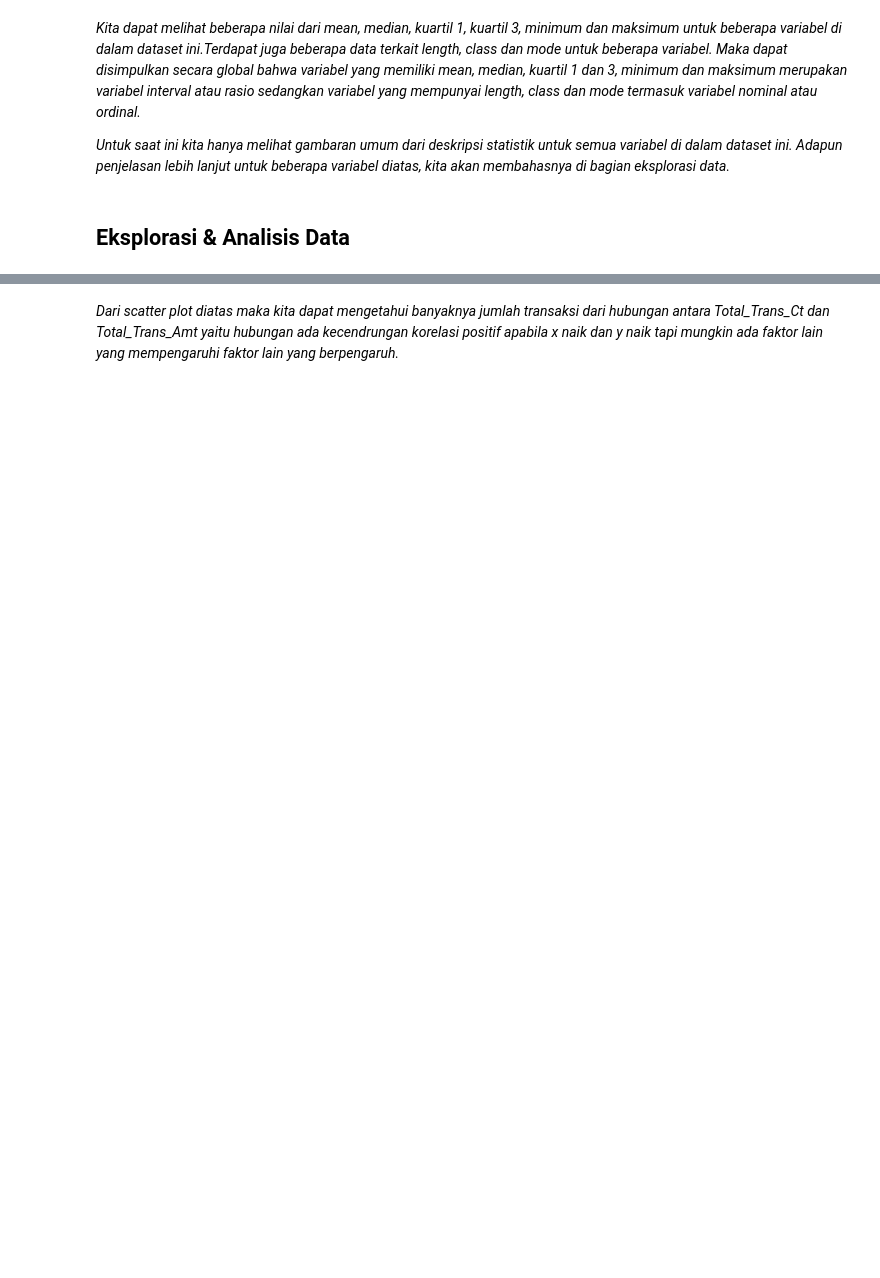
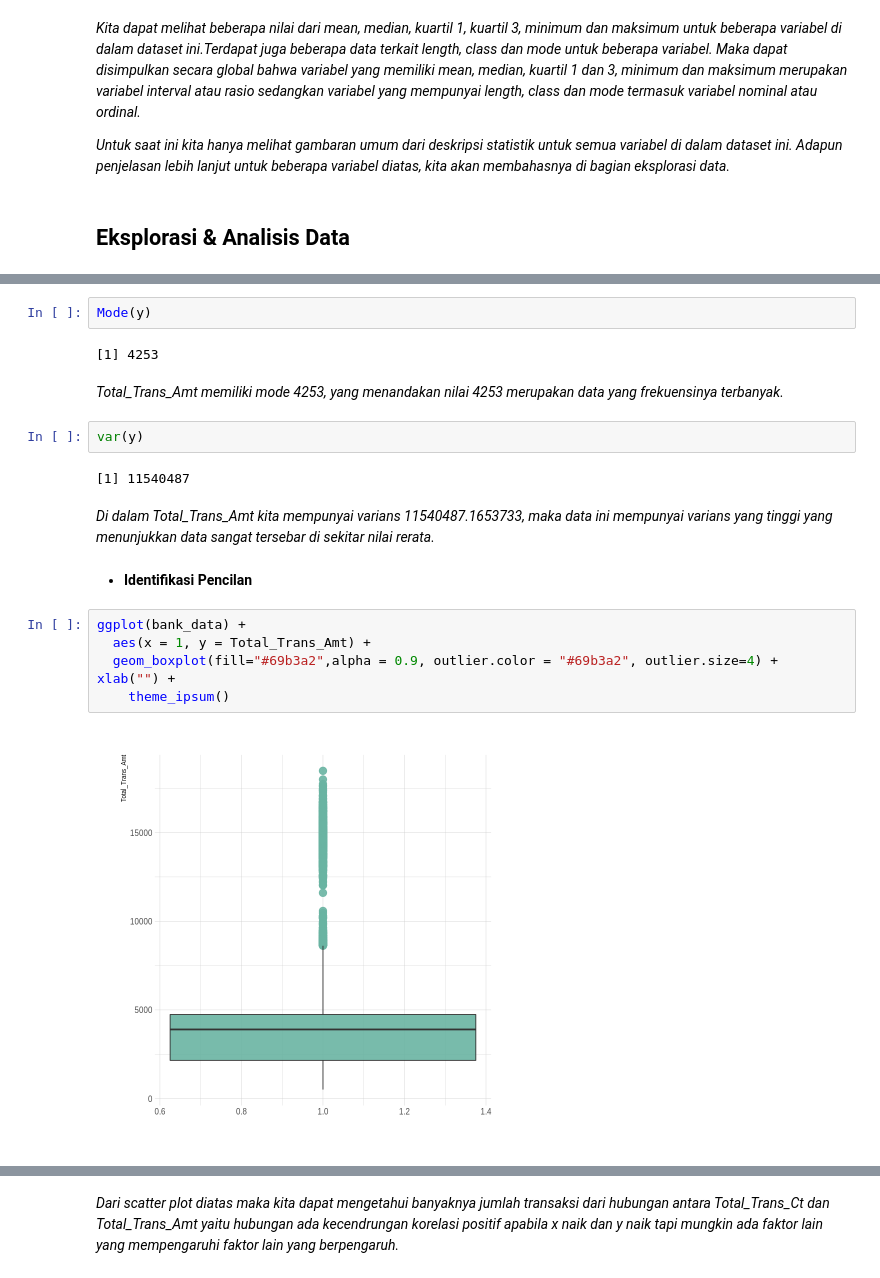
Before and after one commit to dioapw/TUBES_STATISTIKA_DATA, a Jupyter notebook: TUBES_STATISTIKA.ipynb, the cells around one changed output, grey strips where cells are left out. Saved outputs shown, nothing was run; the diff lists cells and outputs as text; blank space fills up the shorter version.

```diff
--- a/TUBES_STATISTIKA.ipynb
+++ b/TUBES_STATISTIKA.ipynb
@@ -178,0 +358,21 @@ plot(
+# %%
+Mode(y)
+# %% [output]
+[1] 4253
+# %% [markdown]
+*Total_Trans_Amt memiliki mode 4253, yang menandakan nilai 4253 merupakan data yang frekuensinya terbanyak.*
+# %%
+var(y)
+# %% [output]
+[1] 11540487
+# %% [markdown]
+*Di dalam Total_Trans_Amt kita mempunyai varians 11540487.1653733, maka data ini mempunyai varians yang tinggi yang menunjukkan data sangat tersebar di sekitar nilai rerata.*
+# %% [markdown]
+*   **Identifikasi Pencilan**
+# %%
+ggplot(bank_data) +
+  aes(x = 1, y = Total_Trans_Amt) +
+  geom_boxplot(fill="#69b3a2",alpha = 0.9, outlier.color = "#69b3a2", outlier.size=4) + xlab("") +
+    theme_ipsum()
+# %% [output]
+[figure, added]
```
Also changed, not shown: parts of 80 cells of this notebook.
